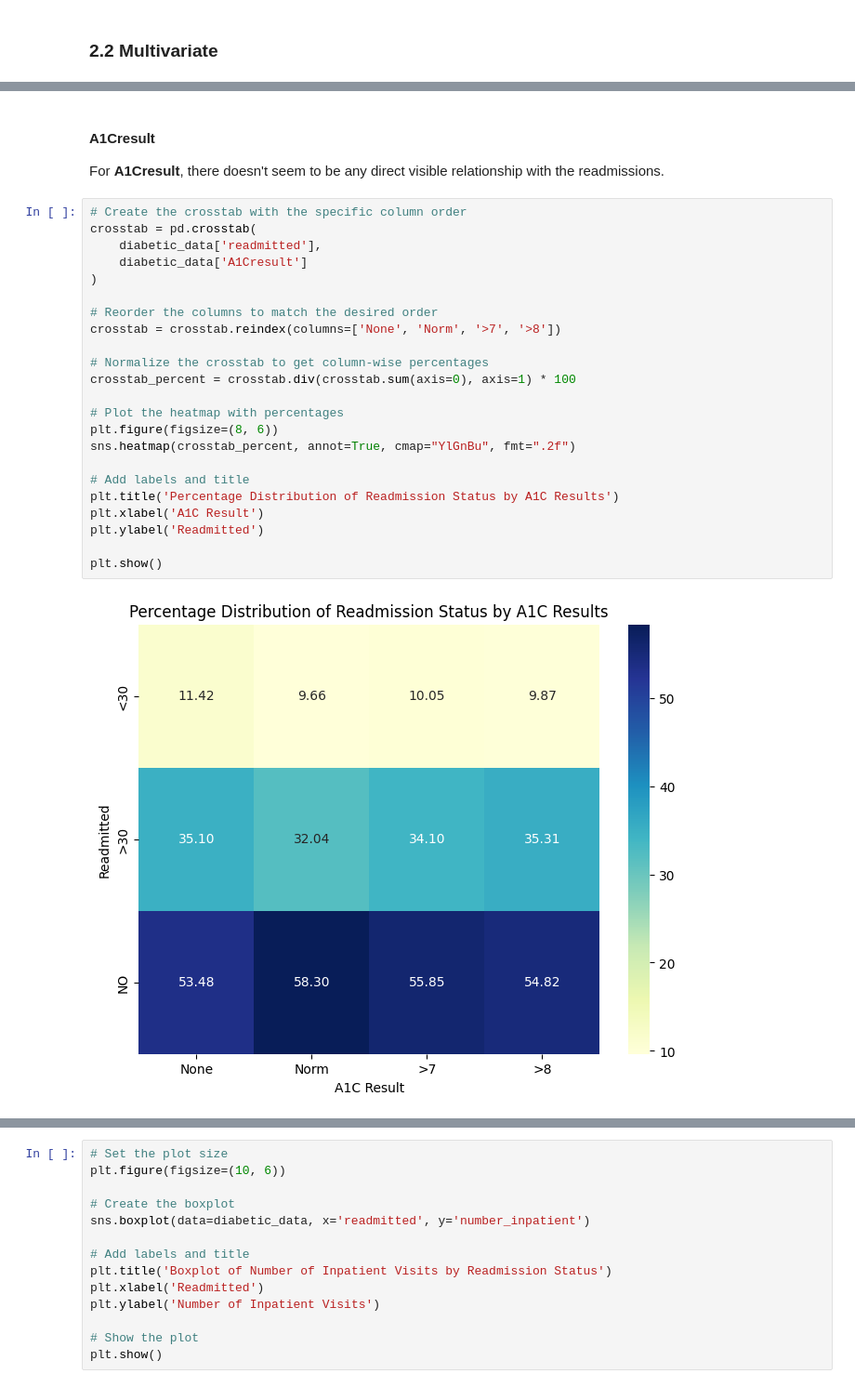
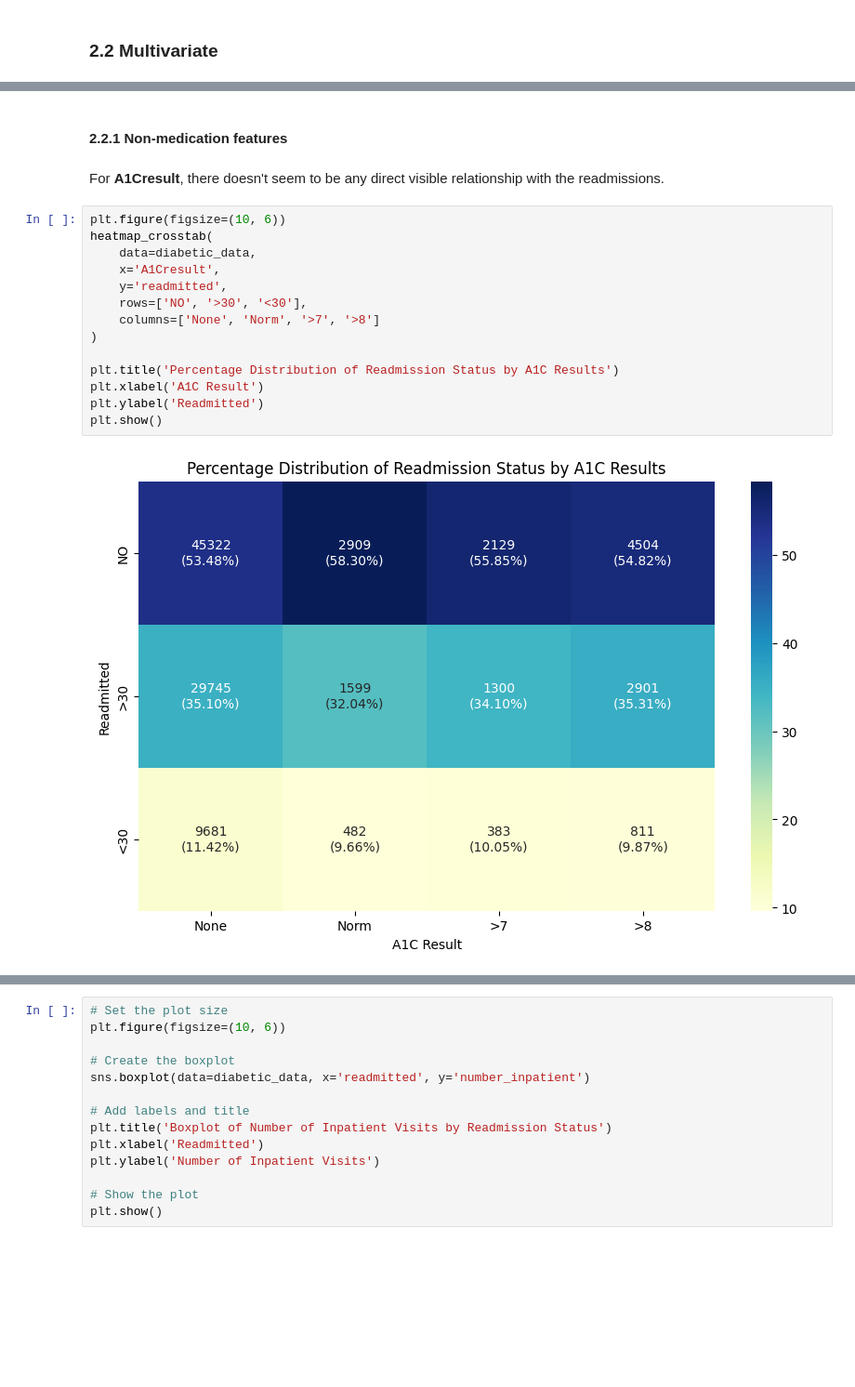
Before and after one commit to MechaMic38/unibs_mldm_diabetes, a Jupyter notebook: notebooks/dataset_eda.ipynb, the cells around one changed output, grey strips where cells are left out. Shown: that part at 93% size. Drawn from its saved outputs; the diff is of its cells as text; blank space fills up the shorter version.

```diff
--- a/notebooks/dataset_eda.ipynb
+++ b/notebooks/dataset_eda.ipynb
@@ -159,29 +184,21 @@ g.set_titles('max_glu_serum: {col_name}')
+# %% [markdown]
+#### 2.2.1 Non-medication features
 # %% [markdown]
-#### A1Cresult
 For **A1Cresult**, there doesn't seem to be any direct visible relationship with the readmissions.
-# %%
-# Create the crosstab with the specific column order
-crosstab = pd.crosstab(
-    diabetic_data['readmitted'],
-    diabetic_data['A1Cresult']
-)
-
-# Reorder the columns to match the desired order
-crosstab = crosstab.reindex(columns=['None', 'Norm', '>7', '>8'])
-
-# Normalize the crosstab to get column-wise percentages
-crosstab_percent = crosstab.div(crosstab.sum(axis=0), axis=1) * 100
-
-# Plot the heatmap with percentages
-plt.figure(figsize=(8, 6))
-sns.heatmap(crosstab_percent, annot=True, cmap="YlGnBu", fmt=".2f")
-
-# Add labels and title
-plt.title('Percentage Distribution of Readmission Status by A1C Results')
-plt.xlabel('A1C Result')
-plt.ylabel('Readmitted')
-
-plt.show()
-# %% [output]
-[figure, removed]
+# %%
+plt.figure(figsize=(10, 6))
+heatmap_crosstab(
+    data=diabetic_data,
+    x='A1Cresult',
+    y='readmitted',
+    rows=['NO', '>30', '<30'],
+    columns=['None', 'Norm', '>7', '>8']
+)
+
+plt.title('Percentage Distribution of Readmission Status by A1C Results')
+plt.xlabel('A1C Result')
+plt.ylabel('Readmitted')
+plt.show()
+# %% [output]
+[figure, added]
 # %% [markdown]
```
Also changed, not shown: parts of 39 cells of this notebook, 1 other file.
